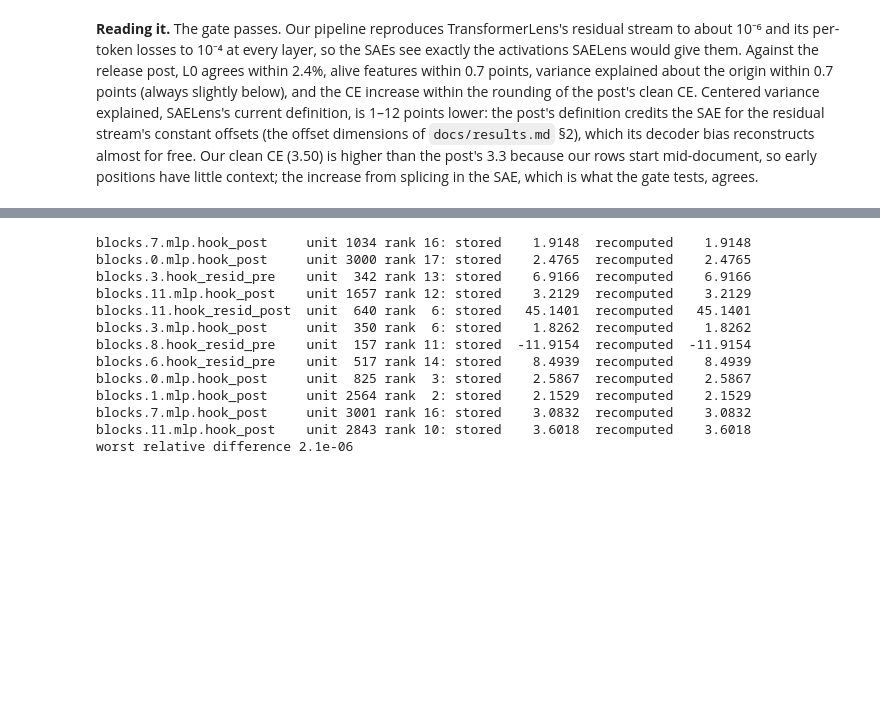
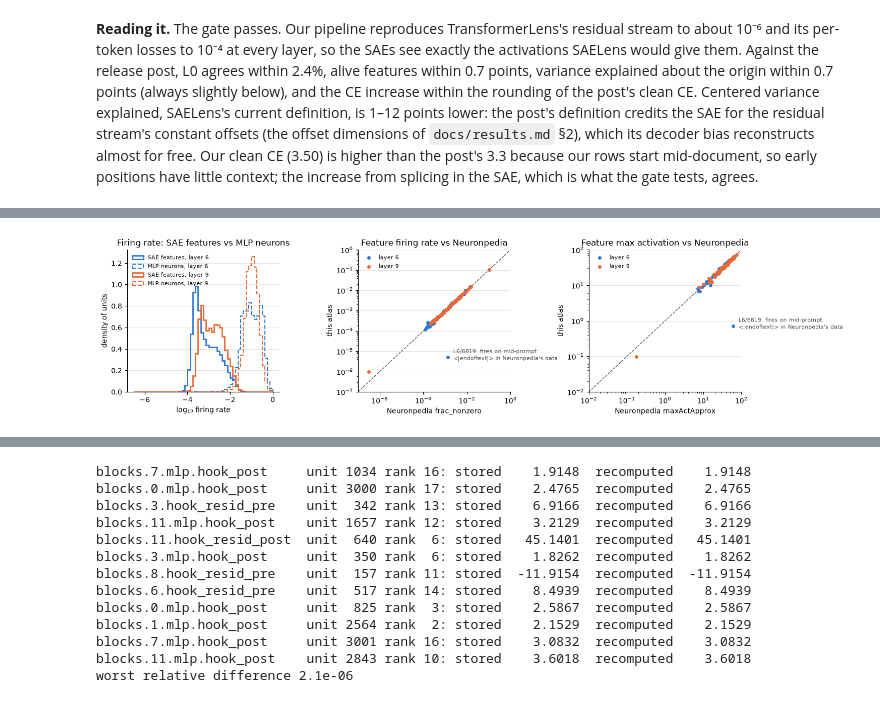
Before and after one commit to rreece/gpt2-atlas, a Jupyter notebook: notebooks/atlas.ipynb, the cells around one changed output, grey strips where cells are left out. Drawn from its saved outputs; the diff is of its cells as text; code cells hidden in the pictures; blank space fills up the shorter version.

Commit message:
Stage 2 begins: the atlas in the SAE basis, layers 6 and 9

```diff
--- a/notebooks/atlas.ipynb
+++ b/notebooks/atlas.ipynb
@@ -1082,0 +1100,67 @@ little context; the increase from splicing in the SAE, which is what the gate te
+# %%
+from sae_gate import neuronpedia_features
+
+ASAE = Path("../results/atlas-sae")
+feat = duckdb.sql(f"select * from '{ASAE / 'neurons.parquet'}' where kind = 'sae'").df()
+ftop = duckdb.sql(f"select * from '{ASAE / 'topk.parquet'}' where kind = 'sae'").df()
+print("layer   features   never fire   firing rate: 10% / median / 90%    fire on > 1%   L0 (sum of rates)   MLP neurons: median rate")
+for l, g in feat.groupby("layer"):
+    fr = g.frac_pos
+    print(f"{l:5d} {len(g):10,d} {int((fr == 0).sum()):11d}     {np.quantile(fr[fr > 0], .1):.5f} / {fr.median():.5f} / {np.quantile(fr, .9):.5f}"
+          f"   {int((fr > .01).sum()):12,d}   {fr.sum():12.1f}        {mlp[mlp.layer == l].frac_pos.median():.3f}")
+
+def np_sample(l, n=50):
+    g = feat[(feat.layer == l) & (feat.frac_pos > 0)].sort_values("frac_pos")
+    pick = g.unit.to_numpy()[np.linspace(0, len(g) - 1, n).round().astype(int)]
+    recs = neuronpedia_features(f"{l}-res-jb", pick, Path("../results/neuronpedia"))
+    rows = []
+    for i in pick:
+        r, ours = recs[i], g.set_index("unit").loc[i]
+        np_tokens = [a["tokens"][a["maxValueTokenIndex"]].strip() for a in r["activations"] if a.get("maxValue", 0) > 0][:10]
+        our_tokens = {t.strip() for t in ftop[(ftop.layer == l) & (ftop.unit == i) & (ftop.side == "top")].token}
+        rows.append({"layer": l, "unit": i, "rate": ours.frac_pos, "np_rate": r["frac_nonzero"], "max": ours["max"],
+                     "np_max": r["maxActApprox"], "token_overlap": np.mean([t in our_tokens for t in np_tokens]) if np_tokens else np.nan,
+                     "explanation": (r.get("explanations") or [{}])[0].get("description")})
+    return pd.DataFrame(rows)
+
+chk = pd.concat([np_sample(6), np_sample(9)], ignore_index=True)
+print("\nNeuronpedia check (50 features per layer):")
+for l, g in chk.groupby("layer"):
+    ok = g.np_rate > 0
+    lr = np.log10(g.rate[ok] / g.np_rate[ok])
+    print(f"  layer {l}: firing rate ours / Neuronpedia median {10 ** lr.median():.2f} (16-84%: {10 ** lr.quantile(.16):.2f}-{10 ** lr.quantile(.84):.2f}); "
+          f"max ours / Neuronpedia median {(g['max'] / g.np_max).median():.2f}; Neuronpedia's top-10 tokens among our top-20: median "
+          f"{g.token_overlap.median():.0%}, features sharing any {(g.token_overlap > 0).mean():.0%}")
+worst = chk.assign(r=np.abs(np.log10(chk.rate / chk.np_rate))).nlargest(4, "r")
+print("\nlargest rate disagreements:")
+print(worst[["layer", "unit", "rate", "np_rate", "max", "np_max", "token_overlap"]].to_string(index=False))
+
+fig, axes = plt.subplots(1, 3, figsize=(15, 3.8))
+bins = np.linspace(-6.5, 0, 53)
+for i, l in enumerate((6, 9)):
+    fr = feat[feat.layer == l].frac_pos
+    axes[0].hist(np.log10(fr[fr > 0]), bins=bins, histtype="step", lw=2, color=C[i], label=f"SAE features, layer {l}", density=True)
+    nr = mlp[mlp.layer == l].frac_pos
+    axes[0].hist(np.log10(nr[nr > 0]), bins=bins, histtype="step", lw=1.5, ls="--", color=C[i], label=f"MLP neurons, layer {l}", density=True)
+    g = chk[chk.layer == l]
+    axes[1].scatter(g.np_rate, g.rate, s=16, color=C[i], label=f"layer {l}", zorder=3)
+    axes[2].scatter(g.np_max, g["max"], s=16, color=C[i], label=f"layer {l}", zorder=3)
+axes[0].set(title="Firing rate: SAE features vs MLP neurons", xlabel="log₁₀ firing rate", ylabel="density of units")
+# Limits that include every sampled feature, so outliers are not clipped out of view.
+lims = {"rate": (10 ** np.floor(np.log10(min(chk.rate.min(), chk.np_rate.min()))), 1),
+        "max": (10 ** np.floor(np.log10(min(chk["max"].min(), chk.np_max.min()))), 100)}
+for ax, lim, title, xl, yl in [(axes[1], lims["rate"], "Feature firing rate vs Neuronpedia", "Neuronpedia frac_nonzero", "this atlas"),
+                               (axes[2], lims["max"], "Feature max activation vs Neuronpedia", "Neuronpedia maxActApprox", "this atlas")]:
+    ax.plot(lim, lim, color=INK2, lw=1, ls="--")
+    ax.set(xscale="log", yscale="log", xlim=lim, ylim=lim, title=title, xlabel=xl, ylabel=yl)
+odd = chk[(chk.layer == 6) & (chk.unit == 6819)]
+for ax, x, y in [(axes[1], "np_rate", "rate"), (axes[2], "np_max", "max")]:
+    if len(odd):
+        ax.annotate("L6/6819: fires on mid-prompt\n<|endoftext|> in Neuronpedia's data", (odd[x].iloc[0], odd[y].iloc[0]),
+                    xytext=(8, -4), textcoords="offset points", fontsize=8, color=INK2)
+for ax in axes:
+    ax.legend(frameon=False, fontsize=8)
+    tidy(ax)
+plt.tight_layout()
+save(fig, "results_sae_features")
+# %% [output]
@@ -1082,0 +1181 @@ little context; the increase from splicing in the SAE, which is what the gate te
+[figure, added]
```
Also changed, not shown: parts of 9 cells of this notebook, 8 other files.
